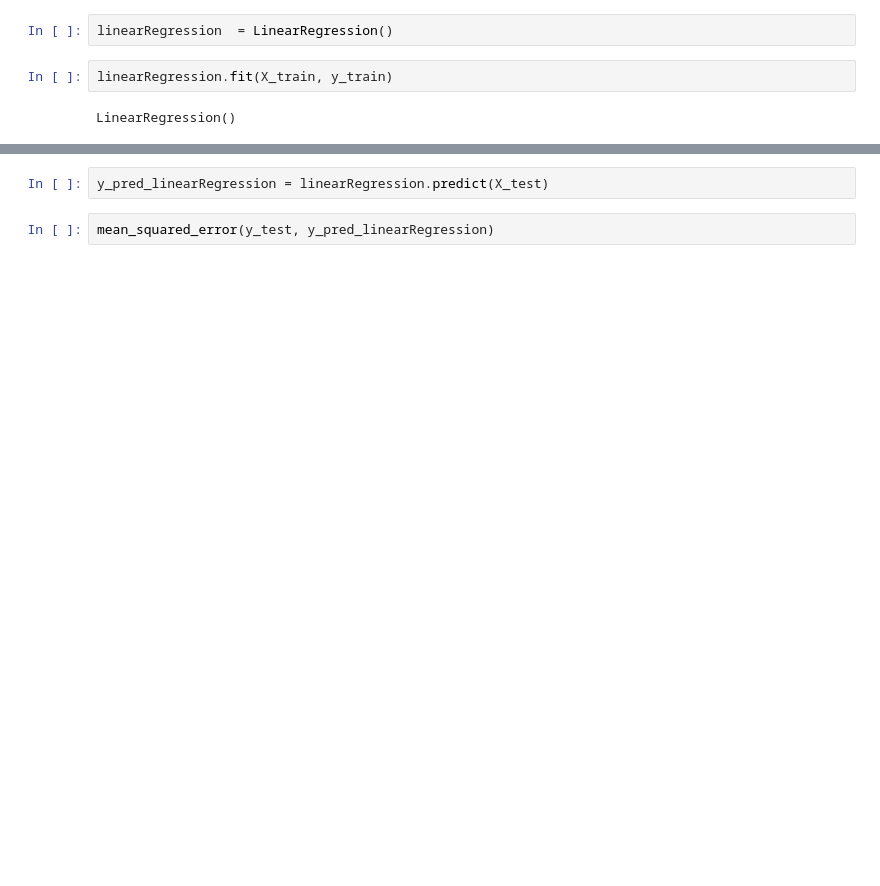
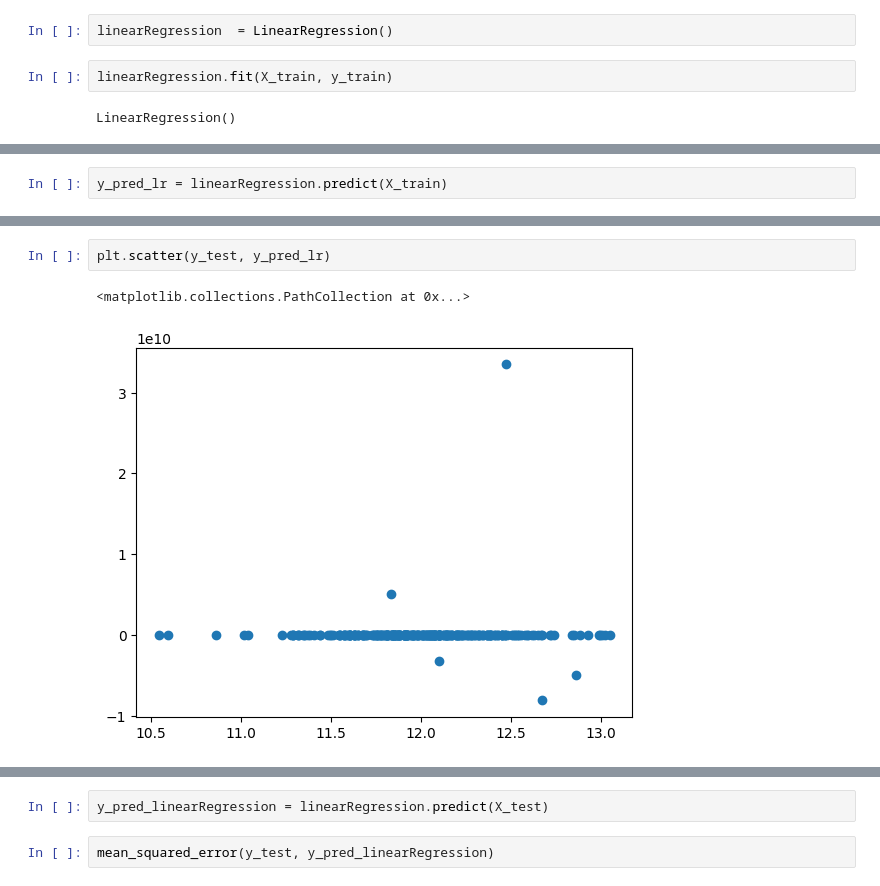
Before and after one commit to Veni8760/Machine_Learning_House_Prediction_Project, a Jupyter notebook: notebooks/Feature_Engineering_Housing_data_notebook.ipynb, the cells around one changed output, grey strips where cells are left out. Saved outputs shown, nothing was run; the diff lists cells and outputs as text; blank space fills up the shorter version.

```diff
--- a/notebooks/Feature_Engineering_Housing_data_notebook.ipynb
+++ b/notebooks/Feature_Engineering_Housing_data_notebook.ipynb
@@ -296,0 +360,2 @@ LinearRegression()
+# %%
+y_pred_lr = linearRegression.predict(X_train)
@@ -296,0 +439,5 @@ LinearRegression()
+# %%
+plt.scatter(y_test, y_pred_lr)
+# %% [output]
+<matplotlib.collections.PathCollection at 0x...>
+[figure, added]
```
Also changed, not shown: parts of 71 cells of this notebook, 8 other files.
